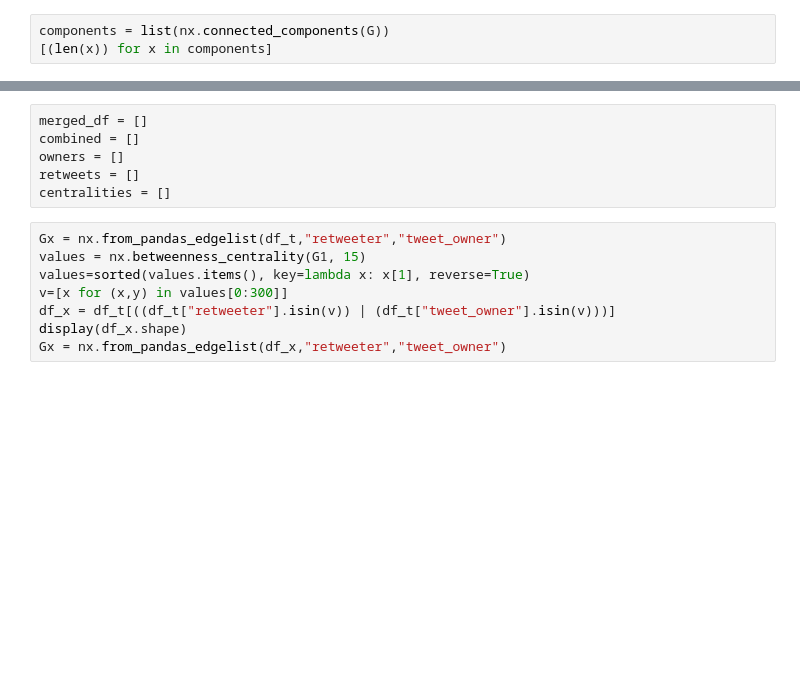
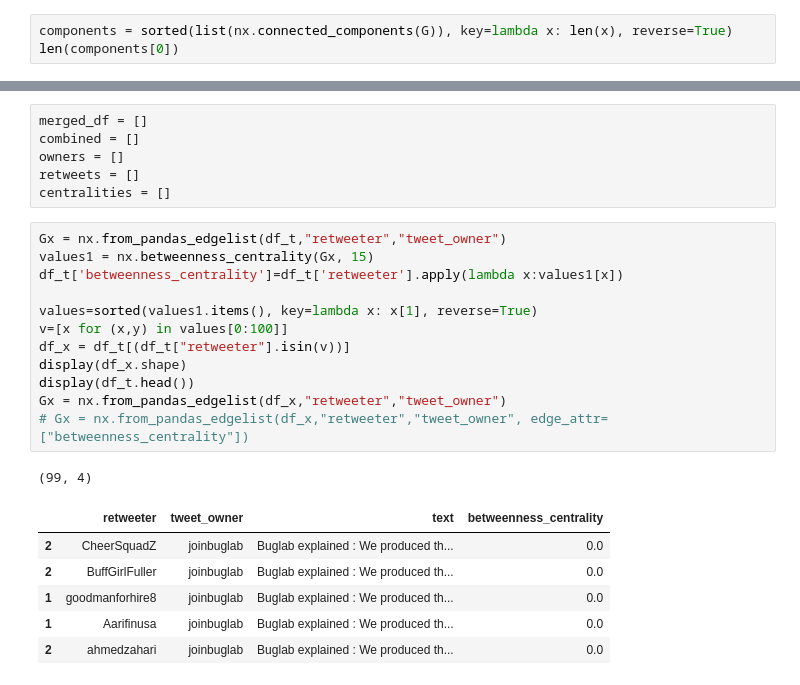
Before and after one commit to devssh/Dory-Twitter, a Jupyter notebook: Twitter-Analysis.ipynb, the cells around one changed output, grey strips where cells are left out. Saved outputs shown, nothing was run; the diff lists cells and outputs as text; blank space fills up the shorter version.

Commit message:
Add edge attributes

```diff
--- a/Twitter-Analysis.ipynb
+++ b/Twitter-Analysis.ipynb
@@ -116,5 +106,5 @@ See the caveats in the documentation: http://pandas.pydata.org/pandas-docs/stabl
 # %%
 G=nx.from_pandas_edgelist(combined, "retweeter", "tweet_owner")
 # %%
-components = list(nx.connected_components(G))
-[(len(x)) for x in components]
+components = sorted(list(nx.connected_components(G)), key=lambda x: len(x), reverse=True)
+len(components[0])
@@ -237,11 +235,23 @@ retweets = []
 centralities = []
 # %%
 Gx = nx.from_pandas_edgelist(df_t,"retweeter","tweet_owner")
-values = nx.betweenness_centrality(G1, 15)
-values=sorted(values.items(), key=lambda x: x[1], reverse=True)
-v=[x for (x,y) in values[0:300]]
-df_x = df_t[((df_t["retweeter"].isin(v)) | (df_t["tweet_owner"].isin(v)))]
+values1 = nx.betweenness_centrality(Gx, 15)
+df_t['betweenness_centrality']=df_t['retweeter'].apply(lambda x:values1[x])
+
+values=sorted(values1.items(), key=lambda x: x[1], reverse=True)
+v=[x for (x,y) in values[0:100]]
+df_x = df_t[(df_t["retweeter"].isin(v))]
 display(df_x.shape)
+display(df_t.head())
 Gx = nx.from_pandas_edgelist(df_x,"retweeter","tweet_owner")
+# Gx = nx.from_pandas_edgelist(df_x,"retweeter","tweet_owner", edge_attr=["betweenness_centrality"])
+# %% [output]
+(99, 4)
+|  | retweeter | tweet_owner | text | betweenness_centrality |
+| 2 | CheerSquadZ | joinbuglab | Buglab explained : We produced th... | 0.0 |
+| 2 | BuffGirlFuller | joinbuglab | Buglab explained : We produced th... | 0.0 |
+| 1 | goodmanforhire8 | joinbuglab | Buglab explained : We produced th... | 0.0 |
+| 1 | Aarifinusa | joinbuglab | Buglab explained : We produced th... | 0.0 |
+| 2 | ahmedzahari | joinbuglab | Buglab explained : We produced th... | 0.0 |
 # %%
 plt.figure(5, figsize=(40, 18))
```
Also changed, not shown: parts of 14 cells of this notebook, 1 other file.
